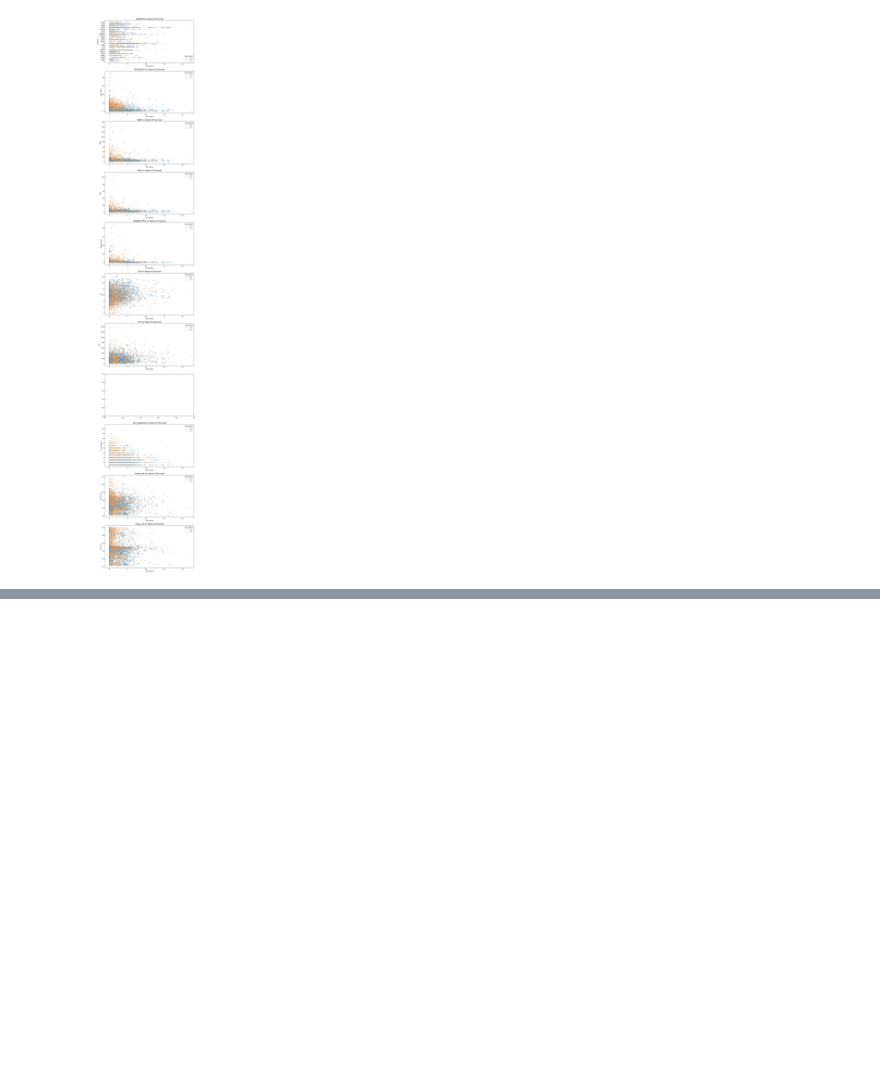
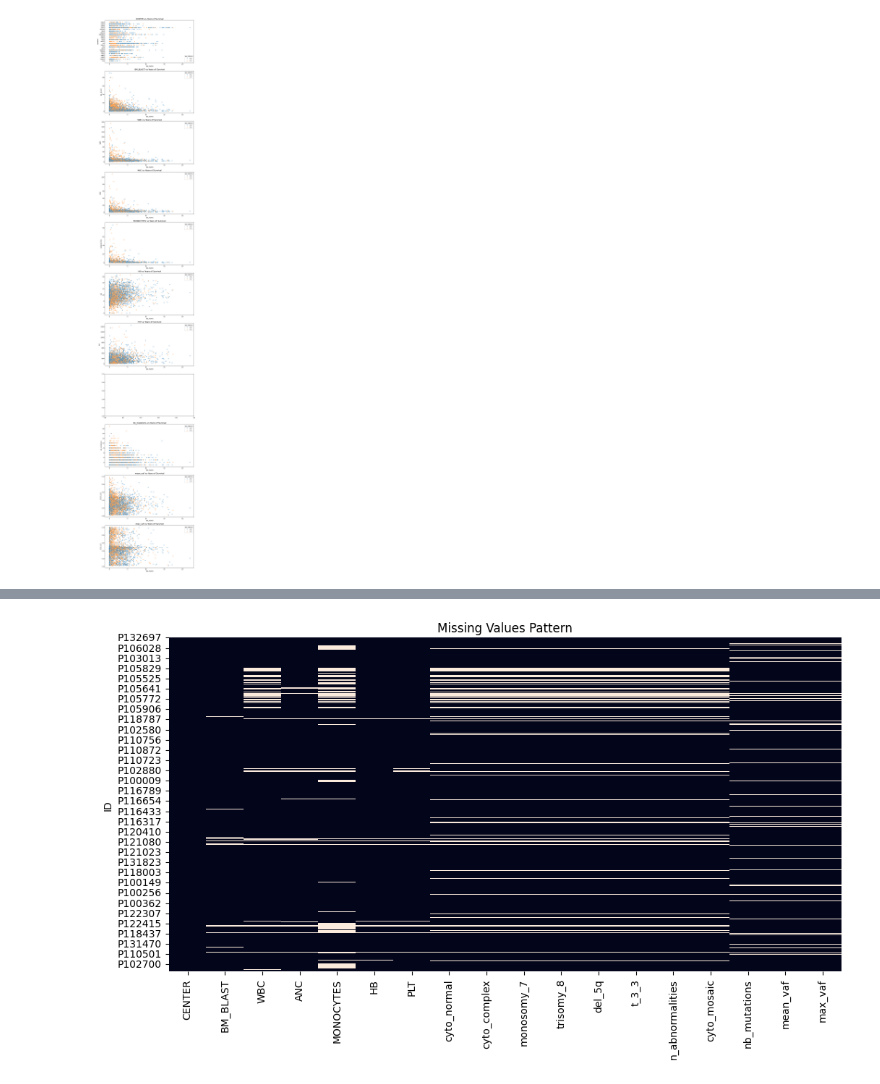
Before and after one commit to od121212/Leukemia-Survival-Rate, a Jupyter notebook: Sandbox.ipynb, the cells around one changed output, grey strips where cells are left out. Drawn from its saved outputs; the diff is of its cells as text; code cells hidden in the pictures; blank space fills up the shorter version.

Commit message:
Add LearningCurve and plots

```diff
--- a/Sandbox.ipynb
+++ b/Sandbox.ipynb
@@ -23,7 +40,9 @@ target_df = pd.read_csv("./target_train.csv", index_col=0)
 
 # Build and fit pipeline
 data_handler = DefaultDataHandler(df, maf_df, target_df)
-pipeline_builder = DefaultPipeline(data_handler)
+prepared_data = data_handler.prepare()
+
+pipeline_builder = DefaultPipeline(prepared_data)
 pipeline = pipeline_builder.build_pipeline()
 pipeline
 # # Fit the pipeline
@@ -48,14 +67,15 @@ Pipeline(steps=[('drop_missing', DropMissingTransformer()),
                 ('model', RandomSurvivalForest(n_jobs=-1, random_state=42))])
 # %%
 from sksurv.util import Surv
+X, y_df, float_cols, categorical_cols, binary_cols = prepared_data
 y_surv = Surv.from_dataframe(
     event='OS_STATUS',   # 1 = event, 0 = censored
     time='OS_YEARS',
-    data=data_handler.y
+    data=y_df
 )
 
-pipeline.fit(data_handler.df, y_surv)
-transformed_data = pipeline[:-1].transform(data_handler.df)
+pipeline.fit(X, y_surv)
+transformed_data = pipeline[:-1].transform(X)
 # %%
 model = pipeline[-1]
 model.fit(transformed_data, y_surv)
@@ -211,0 +268,7 @@ dtm.plot_categorical_boxplot(["CENTER", "nb_mutations"])
+# %%
+plt.figure(figsize=(12,6))
+sns.heatmap(X.isna(), cbar=False)
+plt.title("Missing Values Pattern")
+plt.show()
+# %% [output]
+[figure, added]
```
Also changed, not shown: parts of 20 cells of this notebook, 4 other files.
